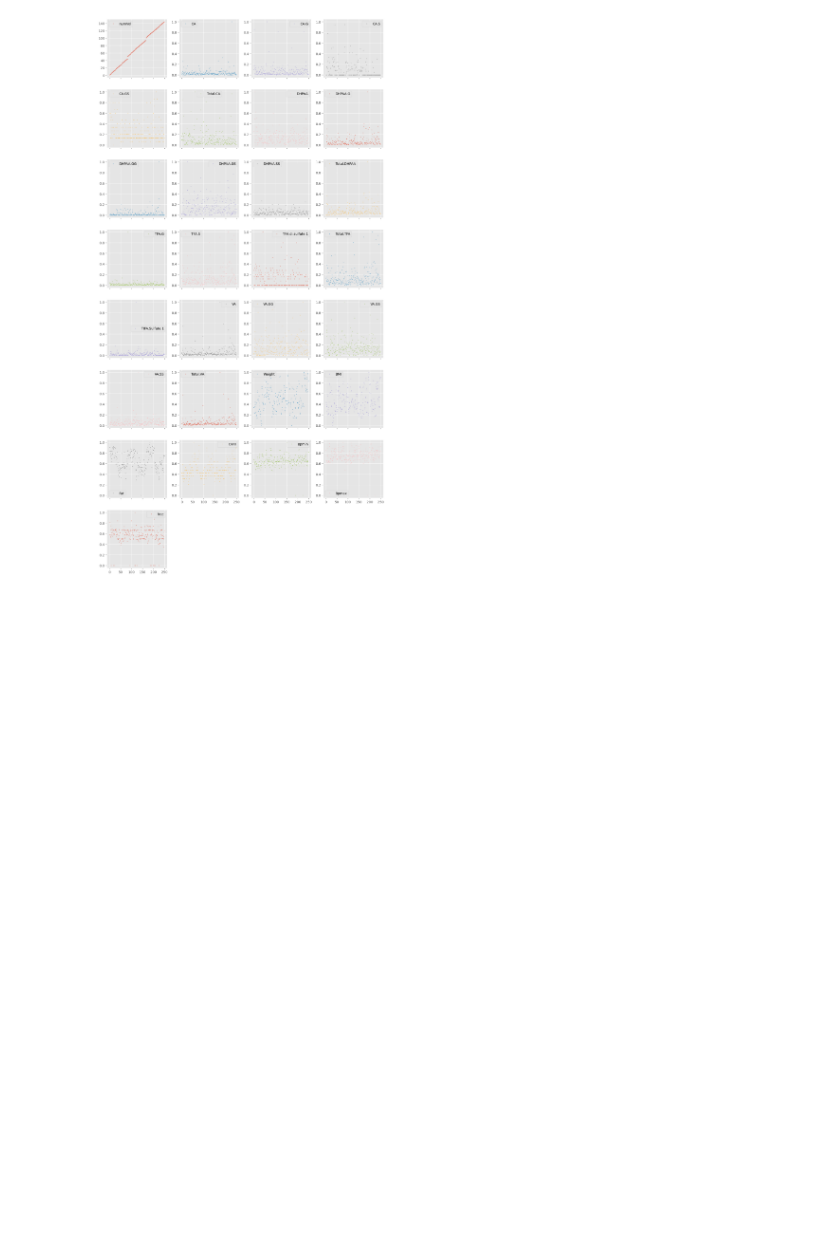
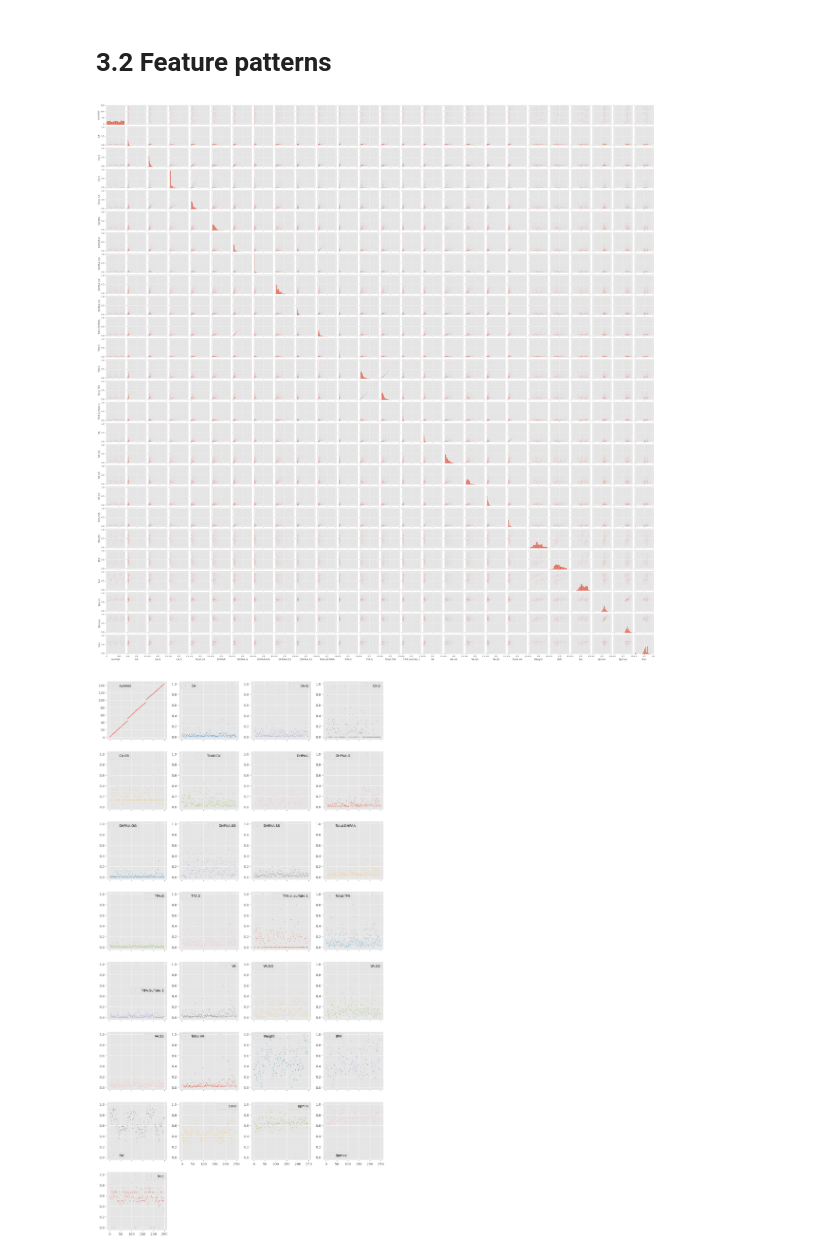
Before and after one commit to dhprieto/thirdArt, a Jupyter notebook: EDA2.ipynb, the cells around one changed output. Drawn from its saved outputs; the diff is of its cells as text; code cells hidden in the pictures; blank space fills up the shorter version.

```diff
--- a/EDA2.ipynb
+++ b/EDA2.ipynb
@@ -110,3 +164,15 @@ You seem to have 0 duplicates in your database.
+# %% [markdown]
+# 3.2 Feature patterns
+# %%
+def contPatterns(df_scal):
+    cols_continuous = df_scal.select_dtypes(include="number").nunique() >= 25
+    df_continuous = df_scal[cols_continuous[cols_continuous].index]
+
+    sns.pairplot(df_continuous, height=1.5, plot_kws={"s": 2, "alpha": 0.2})
+
+contPatterns(df1_anthro)
+# %% [output]
+[figure, added]
 # %%
 df1.plot(lw=0, marker=".", subplots=True, layout=(-1, 4),
           figsize=(15, 30), markersize=1);
```
Also changed, not shown: parts of 13 cells of this notebook.
